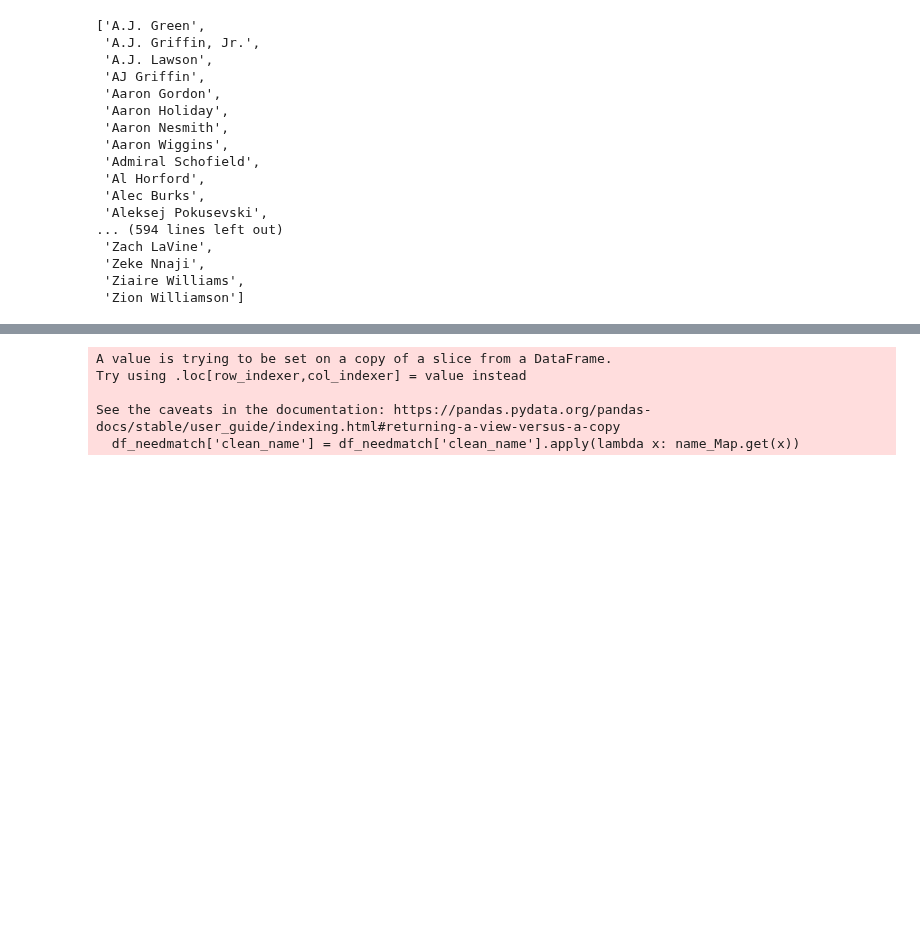
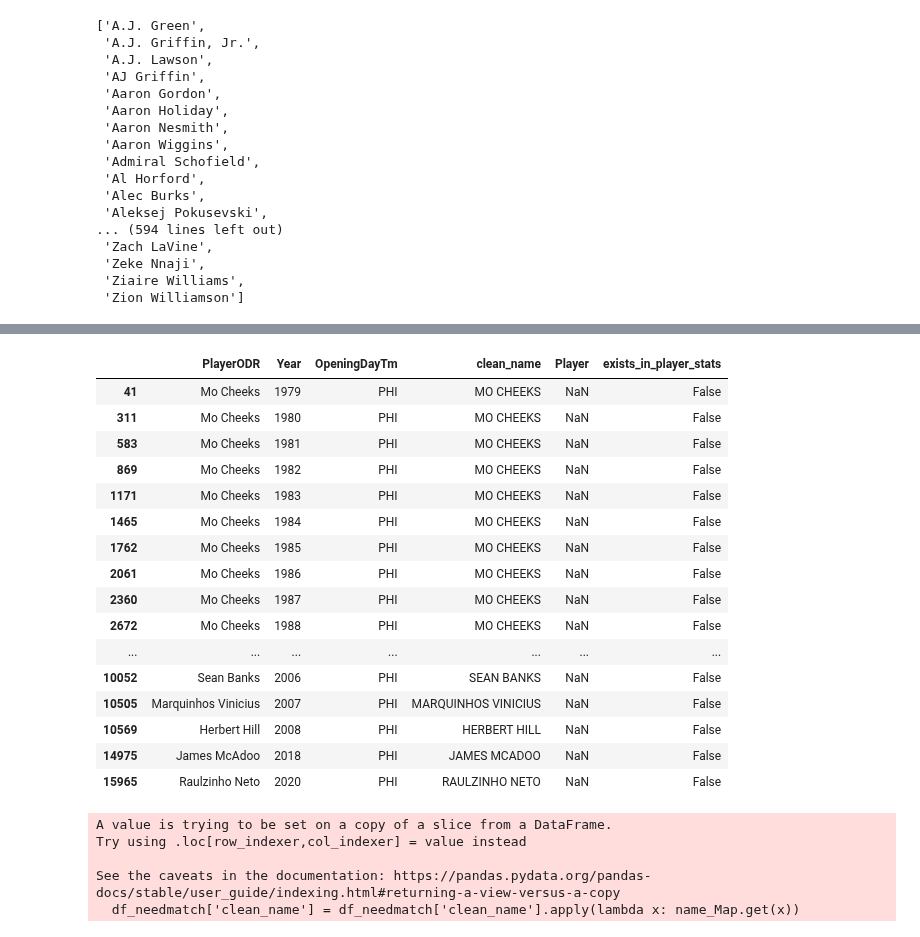
Before and after one commit to martinbog19/balling-on-the-edge, a Jupyter notebook: player_features.ipynb, the cells around one changed output, grey strips where cells are left out. Cells and saved outputs as stored; diff of their text form; code cells hidden in the pictures; blank space fills up the shorter version.

```diff
--- a/player_features.ipynb
+++ b/player_features.ipynb
@@ -194,3 +199,24 @@ df_needmatch
+# %%
+df_needmatch_PHI = df_needmatch.copy()[df_needmatch['OpeningDayTm'] == 'PHI']
+df_needmatch_PHI
+# %% [output]
+|  | PlayerODR | Year | OpeningDayTm | clean_name | Player | exists_in_player_stats |
+| 41 | Mo Cheeks | 1979 | PHI | MO CHEEKS | NaN | False |
+| 311 | Mo Cheeks | 1980 | PHI | MO CHEEKS | NaN | False |
+| 583 | Mo Cheeks | 1981 | PHI | MO CHEEKS | NaN | False |
+| 869 | Mo Cheeks | 1982 | PHI | MO CHEEKS | NaN | False |
+| 1171 | Mo Cheeks | 1983 | PHI | MO CHEEKS | NaN | False |
+| 1465 | Mo Cheeks | 1984 | PHI | MO CHEEKS | NaN | False |
+| 1762 | Mo Cheeks | 1985 | PHI | MO CHEEKS | NaN | False |
+| 2061 | Mo Cheeks | 1986 | PHI | MO CHEEKS | NaN | False |
+| 2360 | Mo Cheeks | 1987 | PHI | MO CHEEKS | NaN | False |
+| 2672 | Mo Cheeks | 1988 | PHI | MO CHEEKS | NaN | False |
+| ... | ... | ... | ... | ... | ... | ... |
+| 10052 | Sean Banks | 2006 | PHI | SEAN BANKS | NaN | False |
+| 10505 | Marquinhos Vinicius | 2007 | PHI | MARQUINHOS VINICIUS | NaN | False |
+| 10569 | Herbert Hill | 2008 | PHI | HERBERT HILL | NaN | False |
+| 14975 | James McAdoo | 2018 | PHI | JAMES MCADOO | NaN | False |
+| 15965 | Raulzinho Neto | 2020 | PHI | RAULZINHO NETO | NaN | False |
 # %%
 name_map = {'ALEK RADOJEVIC': 'ALEKSANDAR RADOJEVIC',
  'BJ BOSTON': 'BRANDON BOSTON',
```
Also changed, not shown: parts of 8 cells of this notebook, 9 other files.
